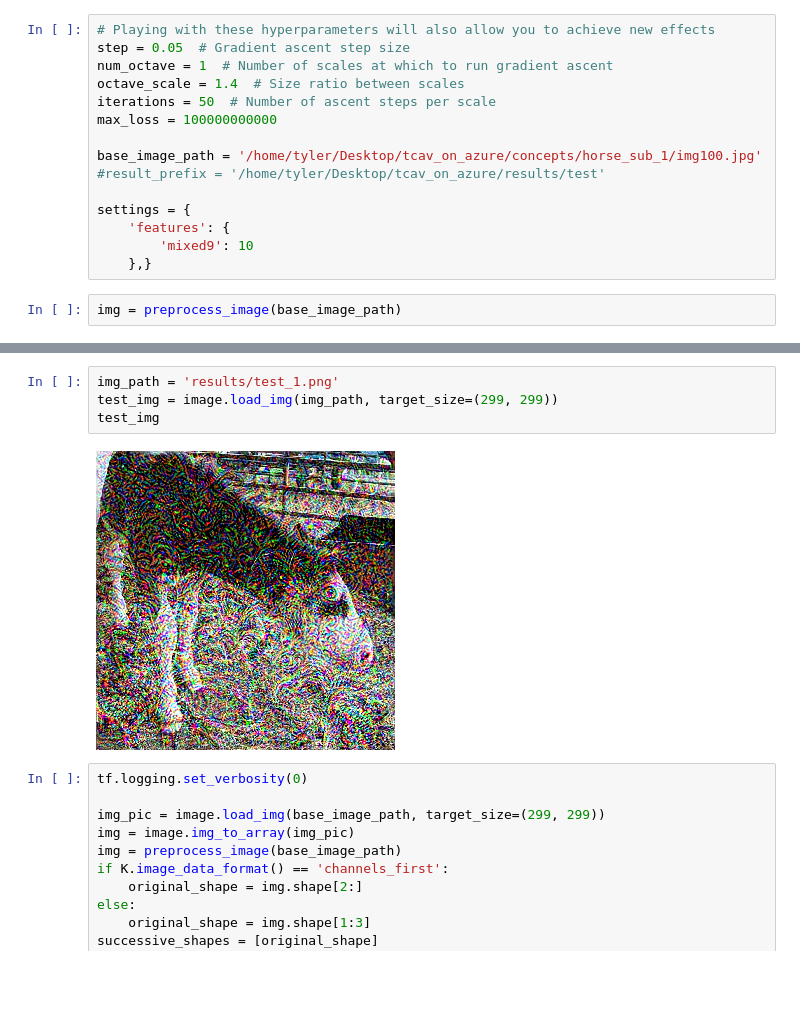
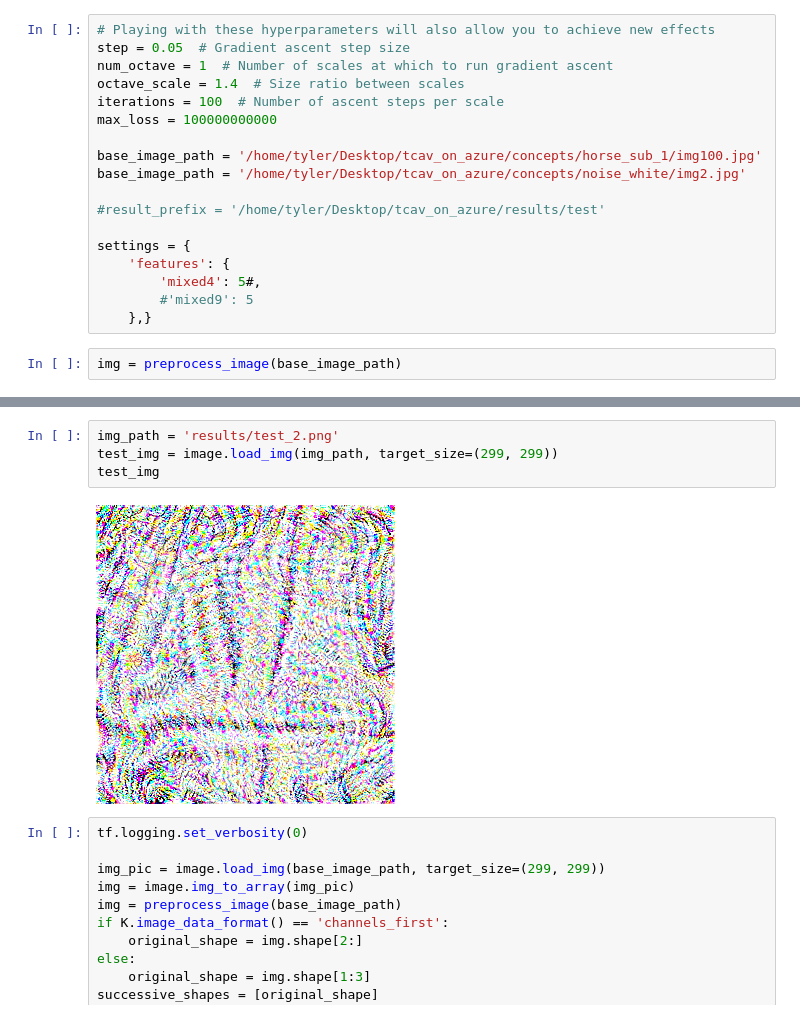
Before and after one commit to tyler-martin-12/tcav_on_azure, a Jupyter notebook: deep_dream_azure.ipynb, the cells around one changed output, grey strips where cells are left out. Saved outputs shown, nothing was run; the diff lists cells and outputs as text; blank space fills up the shorter version.

```diff
--- a/deep_dream_azure.ipynb
+++ b/deep_dream_azure.ipynb
@@ -45,15 +69,18 @@ Model loaded.
 step = 0.05  # Gradient ascent step size
 num_octave = 1  # Number of scales at which to run gradient ascent
 octave_scale = 1.4  # Size ratio between scales
-iterations = 50  # Number of ascent steps per scale
+iterations = 100  # Number of ascent steps per scale
 max_loss = 100000000000
 
 base_image_path = '/home/tyler/Desktop/tcav_on_azure/concepts/horse_sub_1/img100.jpg'
+base_image_path = '/home/tyler/Desktop/tcav_on_azure/concepts/noise_white/img2.jpg'
+
 #result_prefix = '/home/tyler/Desktop/tcav_on_azure/results/test'
 
 settings = {
     'features': {
-        'mixed9': 10
+        'mixed4': 5#,
+        #'mixed9': 5
     },}
 # %%
 img = preprocess_image(base_image_path)
@@ -184,9 +180,9 @@ Hint: If you want to see a list of allocated tensors when OOM happens, add repor
 # %%
-img_path = 'results/test_1.png'
+img_path = 'results/test_2.png'
 test_img = image.load_img(img_path, target_size=(299, 299))
 test_img
 # %% [output]
-[figure, old version]
+[figure, new version]
 # %%
 tf.logging.set_verbosity(0)
 
```
Also changed, not shown: parts of 13 cells of this notebook, 3 other files.
